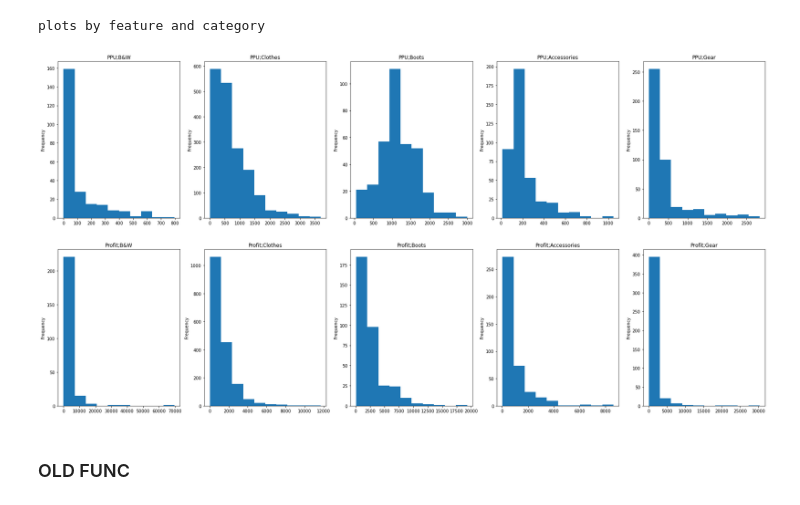
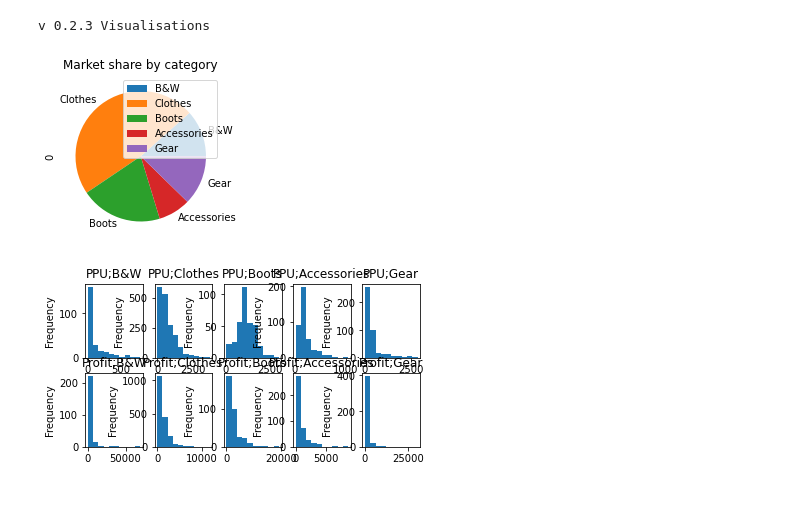
Before and after one commit to aleeusgr/fun, a Jupyter notebook: 1c-0.2.3.ipynb, the cells around one changed output. Cells and saved outputs as stored; diff of their text form; code cells hidden in the pictures.

```diff
--- a/1c-0.2.3.ipynb
+++ b/1c-0.2.3.ipynb
@@ -132,18 +113,30 @@ relative profit by category
 # %%
-print('plots by feature and category')
+print('v 0.2.3 Visualisations')
+#       relative profit by category')
+plt.rcParams['figure.figsize'] = [6, 3]
+
+"""
+Contras font color on labels
+Add plot labels
+Add % values in legend"""
+
+totals = ()
+for name in kwd_by_cat:
+    totals += df[df[name]==1]['Profit'].sum(),
+pd.DataFrame(totals,index = list(kwd_by_cat.keys())).plot.pie(y=0,title='Market share by category')
+
 feats = ['PPU','Profit']#,'amt']
 
 fig, axes = plt.subplots(ncols=len(kwd_by_cat.keys()),
-                         nrows=len(feats),
-                         figsize=(30,15),)
+                         nrows=len(feats),)
+#                          figsize=(30,15),)
 
 for col,key in enumerate(kwd_by_cat.keys()):
     frame = df[df[key]==1]
     line=str(key)+': '
     for row,feat in enumerate(feats):
         frame[feat].plot.hist(ax=axes[row,col],title=str(feat)+';'+str(key))
 # %% [output]
-plots by feature and category
+v 0.2.3 Visualisations
-[figure, old version]
+[figure, new version]
+[figure, added]
-# %% [markdown]
-### OLD FUNC
```
Also changed, not shown: parts of 16 cells of this notebook, 1 other file.
